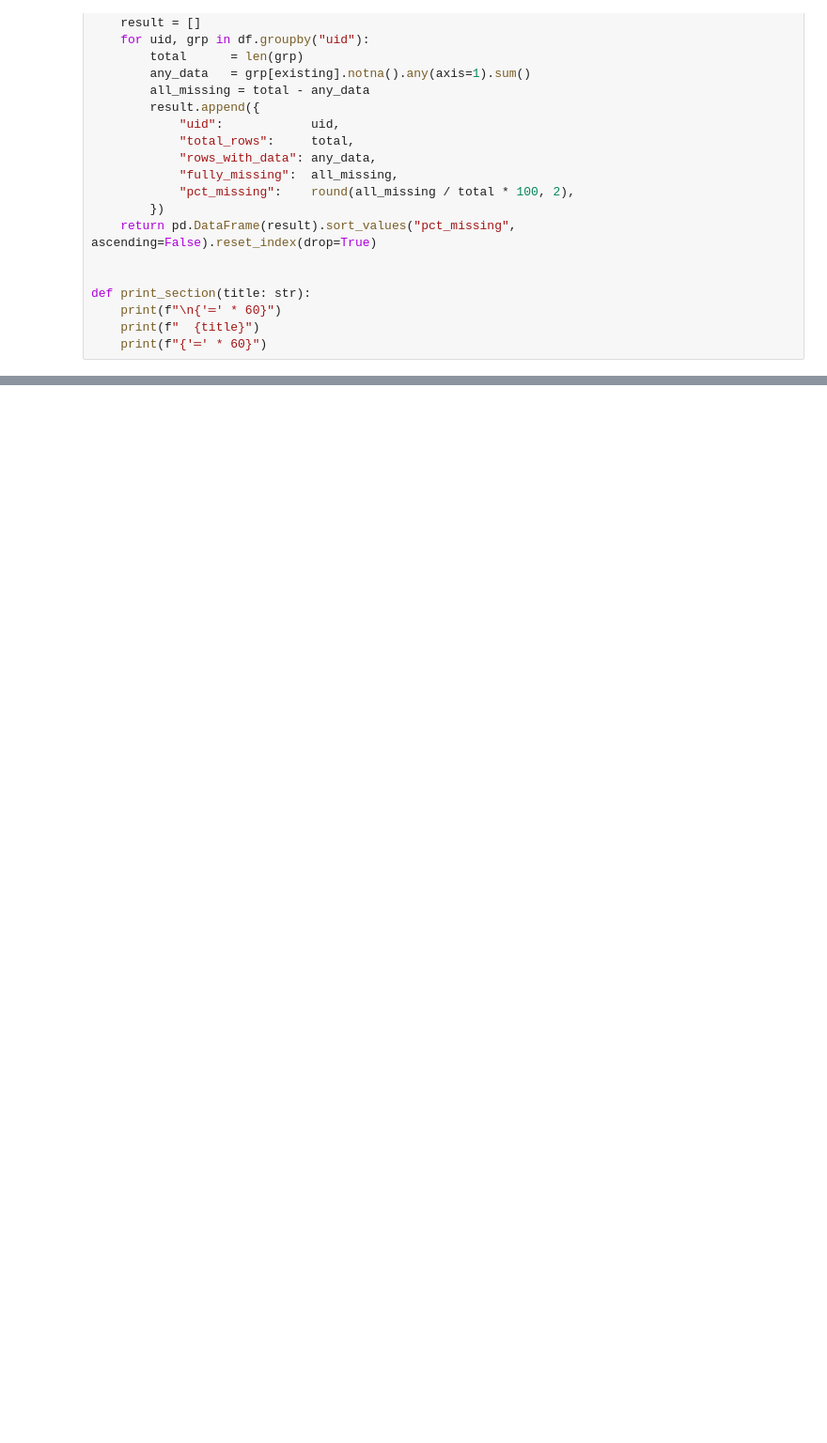
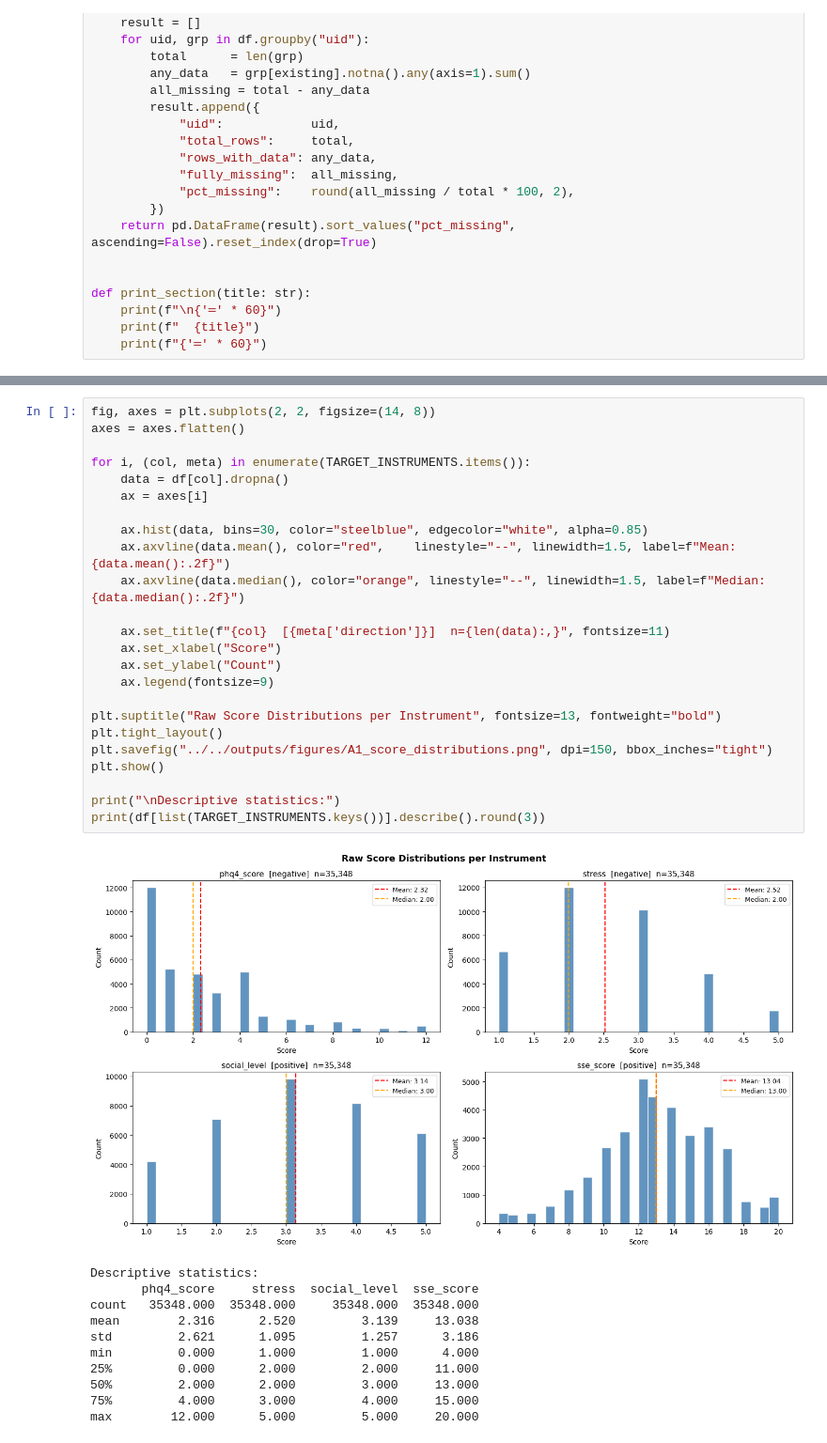
Before and after one commit to kristinajoks/mlops-pipeline-demo, a Jupyter notebook: notebooks/phase1_data_understanding/02_EMA_analysis.ipynb, the cells around one changed output, grey strips where cells are left out. Shown at 94% size. Drawn from its saved outputs; the diff is of its cells as text; blank space fills up the shorter version.

```diff
--- a/notebooks/phase1_data_understanding/02_EMA_analysis.ipynb
+++ b/notebooks/phase1_data_understanding/02_EMA_analysis.ipynb
@@ -255,0 +315,36 @@ run_whole_table_analysis(path, save=True)
+# %%
+fig, axes = plt.subplots(2, 2, figsize=(14, 8))
+axes = axes.flatten()
+
+for i, (col, meta) in enumerate(TARGET_INSTRUMENTS.items()):
+    data = df[col].dropna()
+    ax = axes[i]
+
+    ax.hist(data, bins=30, color="steelblue", edgecolor="white", alpha=0.85)
+    ax.axvline(data.mean(), color="red",    linestyle="--", linewidth=1.5, label=f"Mean: {data.mean():.2f}")
+    ax.axvline(data.median(), color="orange", linestyle="--", linewidth=1.5, label=f"Median: {data.median():.2f}")
+
+    ax.set_title(f"{col}  [{meta['direction']}]  n={len(data):,}", fontsize=11)
+    ax.set_xlabel("Score")
+    ax.set_ylabel("Count")
+    ax.legend(fontsize=9)
+
+plt.suptitle("Raw Score Distributions per Instrument", fontsize=13, fontweight="bold")
+plt.tight_layout()
+plt.savefig("../../outputs/figures/A1_score_distributions.png", dpi=150, bbox_inches="tight")
+plt.show()
+
+print("\nDescriptive statistics:")
+print(df[list(TARGET_INSTRUMENTS.keys())].describe().round(3))
+# %% [output]
+[figure, added]
+Descriptive statistics:
+       phq4_score     stress  social_level  sse_score
+count   35348.000  35348.000     35348.000  35348.000
+mean        2.316      2.520         3.139     13.038
+std         2.621      1.095         1.257      3.186
+min         0.000      1.000         1.000      4.000
+25%         0.000      2.000         2.000     11.000
+50%         2.000      2.000         3.000     13.000
+75%         4.000      3.000         4.000     15.000
+max        12.000      5.000         5.000     20.000
```
Also changed, not shown: parts of 25 cells of this notebook.
